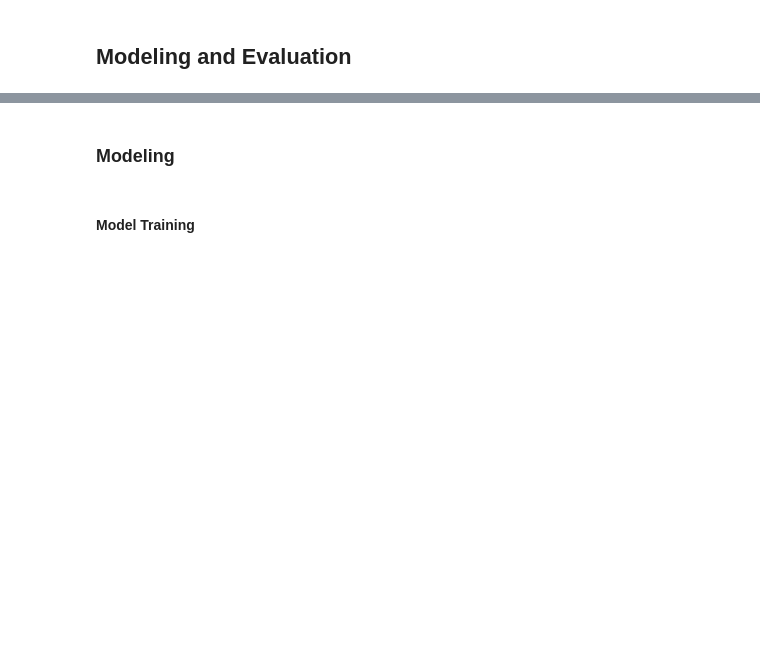
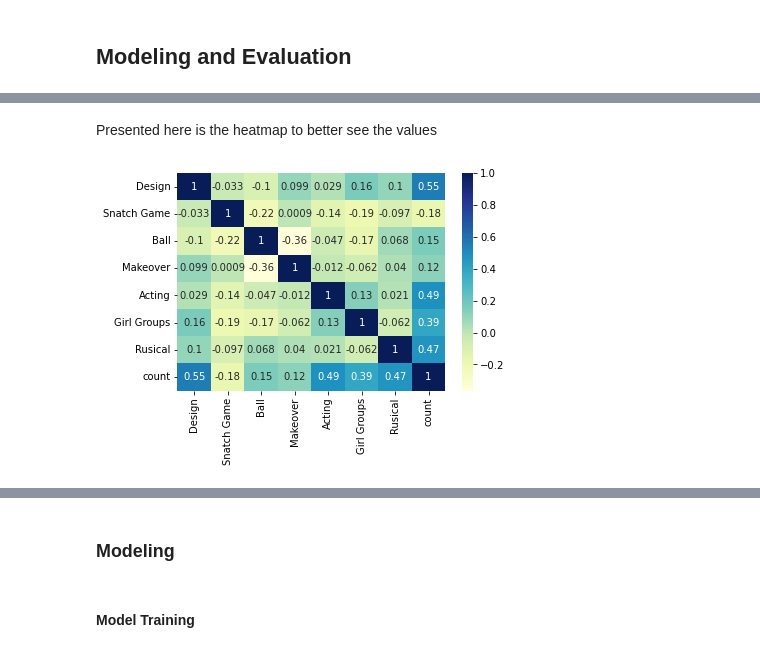
Before and after one commit to AGR-Yes/RuPauls-Drag-Race-Finalists, a Jupyter notebook: RPDR_Modeling.ipynb, the cells around one changed output, grey strips where cells are left out. Drawn from its saved outputs; the diff is of its cells as text; code cells hidden in the pictures; blank space fills up the shorter version.

```diff
--- a/RPDR_Modeling.ipynb
+++ b/RPDR_Modeling.ipynb
@@ -54,2 +52,6 @@ The following ``csv` file was used for this project:
+# %%
+maindf = pd.read_csv('data\main.csv')
+ohedf = pd.read_csv('data\ohe.csv')
+scoredf = pd.read_csv('data\score.csv')
 # %% [markdown]
 ## **Modeling and Evaluation**
@@ -55,0 +64,2 @@ The following ``csv` file was used for this project:
+# %%
+col_list = maindf[['Design', 'Snatch Game', 'Ball', 'Makeover','Acting', 'Girl Groups', 'Rusical','count']].columns.tolist()
@@ -55,0 +70,2 @@ The following ``csv` file was used for this project:
+# %%
+score_challenges = scoredf[col_list].copy(deep = True)
@@ -55,0 +86,8 @@ The following ``csv` file was used for this project:
+# %% [markdown]
+Presented here is the heatmap to better see the values
+# %%
+dataplot = sns.heatmap(score_challenges.corr(), cmap="YlGnBu", annot = True)
+
+plt.show()
+# %% [output]
+[figure, added]
```
Also changed, not shown: parts of 29 cells of this notebook.
